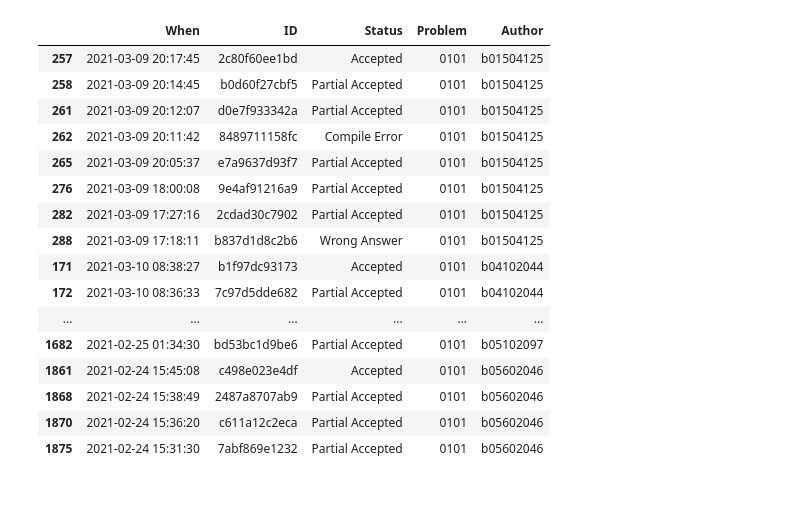
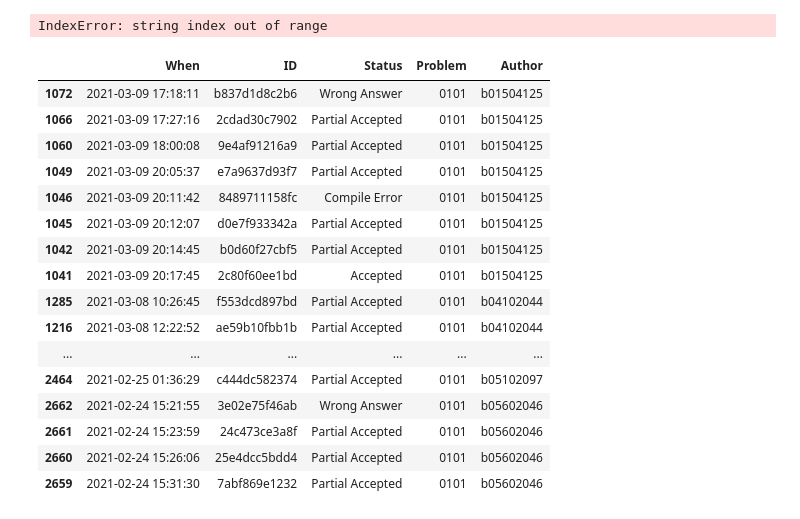
Before and after one commit to vincent0408/PWS_Final_Project, a Jupyter notebook: Data_Analysis_Template.ipynb, the cells around one changed output. Cells and saved outputs as stored; diff of their text form; code cells hidden in the pictures.

```diff
--- a/Data_Analysis_Template.ipynb
+++ b/Data_Analysis_Template.ipynb
@@ -2,3 +2,13 @@
 import pandas as pd
 import datetime
 import numpy as np
+# %%
+df = pd.read_csv ('C:/Users/Vincent/Desktop/pws_user.csv', header=None)
+df.insert(1, '',df[0] )
+df = df.T
+df.columns = df.iloc[0]
+df = df[1:].T
+pd.options.display.max_rows = 100
+df.index.name = None
+df.columns = ['Password']
+df
@@ -5,28 +33,34 @@ import numpy as np
 # %%
 #C:/Users/jiaojiaozhe/Desktop/PWS HW1.csv
-df = pd.read_csv ('', header = None, usecols=[0, 1, 2, 3, 7],
-                 names=['When','ID','Status','Problem','Author'], converters={'Problem': lambda x: str(x)})
-df['When'] = pd.to_datetime(df['When'], format='%Y-%m-%d %H:%M:%S')
-pd.set_option('display.max_rows', 100)
+df = pd.read_csv ('C:/Users/Vincent/Desktop/ff/PWS.csv', header = None,
+                 names=['When','ID','Status','Problem','Time', 'Memory', 'Language',
+                        'Author', 'HW'], converters={'Problem': lambda x: str(x),
+                        'HW': lambda x: '-'.join(x.split())})
+df['Problem'] = '0' + df['HW'].apply(lambda x:x[-1])  #+ df['Problem'].apply(lambda x: x[-2:])
+df['When'] = df['When'].apply(lambda x:x.replace('-', '/'))
+pd.set_option('display.max_rows', 10)
+df
+# %% [output]
+IndexError: string index out of range
 # %%
-df.sort_values(['Problem', 'Author'], inplace = True)
+df.sort_values(['Problem', 'Author', 'When'], inplace = True)
 df.head(20)
 #整理過的資料
 # %% [output]
 |  | When | ID | Status | Problem | Author |
-| 257 | 2021-03-09 20:17:45 | 2c80f60ee1bd | Accepted | 0101 | b01504125 |
-| 258 | 2021-03-09 20:14:45 | b0d60f27cbf5 | Partial Accepted | 0101 | b01504125 |
-| 261 | 2021-03-09 20:12:07 | d0e7f933342a | Partial Accepted | 0101 | b01504125 |
-| 262 | 2021-03-09 20:11:42 | 8489711158fc | Compile Error | 0101 | b01504125 |
-| 265 | 2021-03-09 20:05:37 | e7a9637d93f7 | Partial Accepted | 0101 | b01504125 |
-| 276 | 2021-03-09 18:00:08 | 9e4af91216a9 | Partial Accepted | 0101 | b01504125 |
-| 282 | 2021-03-09 17:27:16 | 2cdad30c7902 | Partial Accepted | 0101 | b01504125 |
-| 288 | 2021-03-09 17:18:11 | b837d1d8c2b6 | Wrong Answer | 0101 | b01504125 |
-| 171 | 2021-03-10 08:38:27 | b1f97dc93173 | Accepted | 0101 | b04102044 |
-| 172 | 2021-03-10 08:36:33 | 7c97d5dde682 | Partial Accepted | 0101 | b04102044 |
+| 1072 | 2021-03-09 17:18:11 | b837d1d8c2b6 | Wrong Answer | 0101 | b01504125 |
+| 1066 | 2021-03-09 17:27:16 | 2cdad30c7902 | Partial Accepted | 0101 | b01504125 |
+| 1060 | 2021-03-09 18:00:08 | 9e4af91216a9 | Partial Accepted | 0101 | b01504125 |
+| 1049 | 2021-03-09 20:05:37 | e7a9637d93f7 | Partial Accepted | 0101 | b01504125 |
+| 1046 | 2021-03-09 20:11:42 | 8489711158fc | Compile Error | 0101 | b01504125 |
+| 1045 | 2021-03-09 20:12:07 | d0e7f933342a | Partial Accepted | 0101 | b01504125 |
+| 1042 | 2021-03-09 20:14:45 | b0d60f27cbf5 | Partial Accepted | 0101 | b01504125 |
+| 1041 | 2021-03-09 20:17:45 | 2c80f60ee1bd | Accepted | 0101 | b01504125 |
+| 1285 | 2021-03-08 10:26:45 | f553dcd897bd | Partial Accepted | 0101 | b04102044 |
+| 1216 | 2021-03-08 12:22:52 | ae59b10fbb1b | Partial Accepted | 0101 | b04102044 |
 | ... | ... | ... | ... | ... | ... |
-| 1682 | 2021-02-25 01:34:30 | bd53bc1d9be6 | Partial Accepted | 0101 | b05102097 |
-| 1861 | 2021-02-24 15:45:08 | c498e023e4df | Accepted | 0101 | b05602046 |
-| 1868 | 2021-02-24 15:38:49 | 2487a8707ab9 | Partial Accepted | 0101 | b05602046 |
-| 1870 | 2021-02-24 15:36:20 | c611a12c2eca | Partial Accepted | 0101 | b05602046 |
-| 1875 | 2021-02-24 15:31:30 | 7abf869e1232 | Partial Accepted | 0101 | b05602046 |
+| 2464 | 2021-02-25 01:36:29 | c444dc582374 | Partial Accepted | 0101 | b05102097 |
+| 2662 | 2021-02-24 15:21:55 | 3e02e75f46ab | Wrong Answer | 0101 | b05602046 |
+| 2661 | 2021-02-24 15:23:59 | 24c473ce3a8f | Partial Accepted | 0101 | b05602046 |
+| 2660 | 2021-02-24 15:26:06 | 25e4dcc5bdd4 | Partial Accepted | 0101 | b05602046 |
+| 2659 | 2021-02-24 15:31:30 | 7abf869e1232 | Partial Accepted | 0101 | b05602046 |
```
Also changed, not shown: parts of 10 cells of this notebook, 32 other files.
